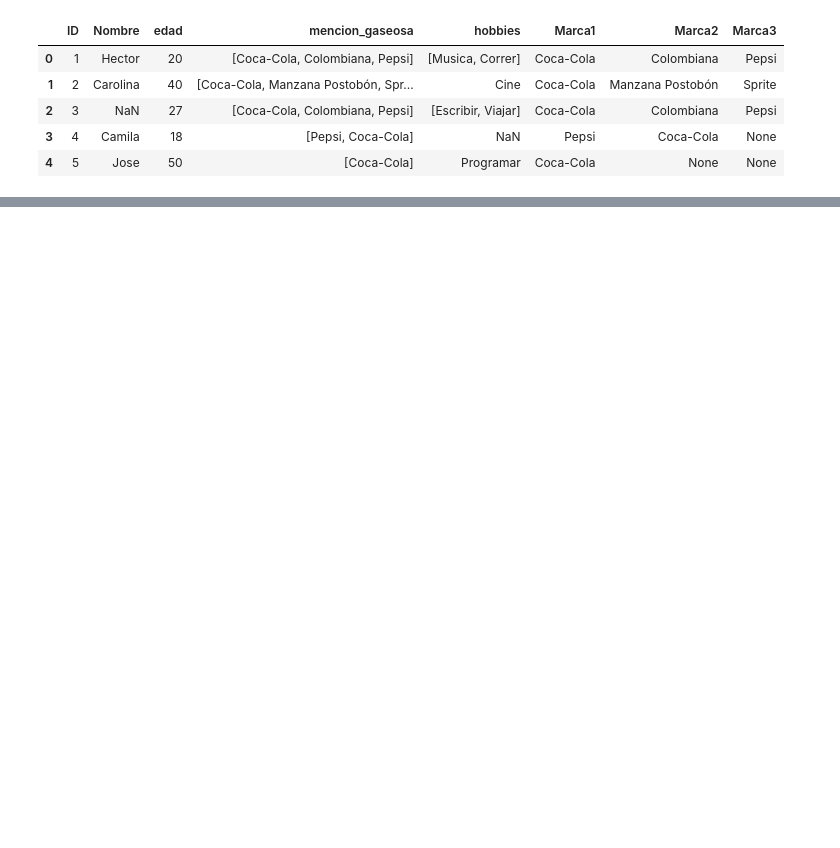
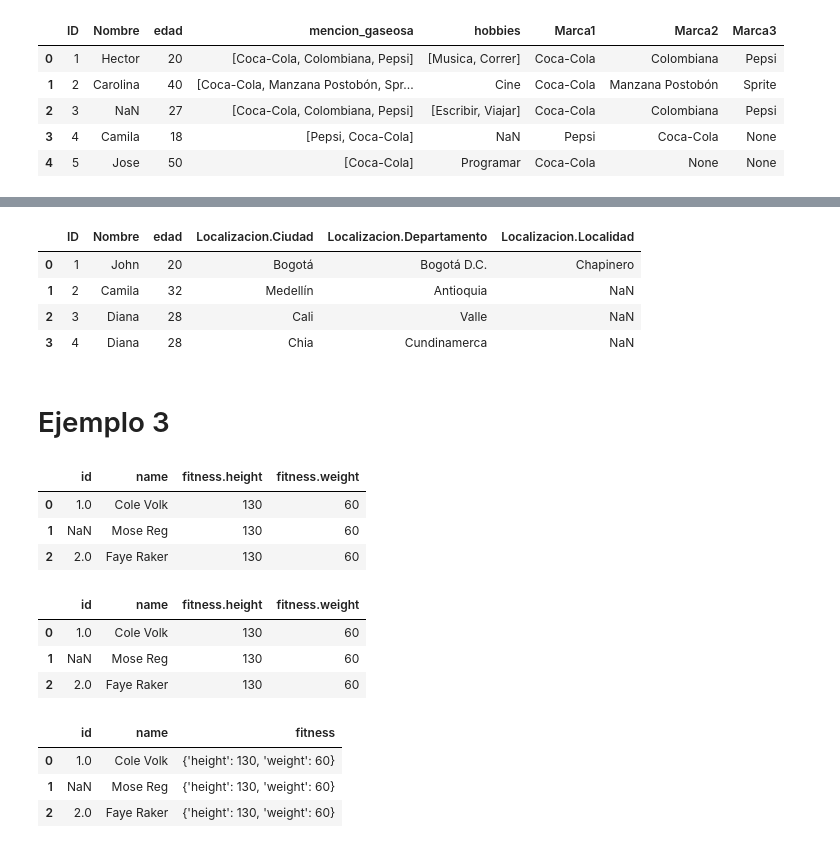
Before and after one commit to josezea/DatosEstructurados, a Jupyter notebook: Datos10/Clase10.ipynb, the cells around one changed output, grey strips where cells are left out. Saved outputs shown, nothing was run; the diff lists cells and outputs as text; code cells hidden in the pictures; blank space fills up the shorter version.

```diff
--- a/Datos10/Clase10.ipynb
+++ b/Datos10/Clase10.ipynb
@@ -52,0 +130,6 @@ datos
+# %%
+datos_dicc = [{'ID':1,'Nombre':'John','edad':20,'Localizacion':{'Ciudad':'Bogotá','Departamento':'Bogotá D.C.','Localidad':'Chapinero'}},
+       {'ID':2,'Nombre':'Camila', 'edad':32,'Localizacion':{'Ciudad':'Medellín','Departamento':'Antioquia'}},
+        {'ID':3,'Nombre':'Diana', 'edad':28,'Localizacion':{'Ciudad':'Cali','Departamento':'Valle'}},
+        {'ID':4,'Nombre':'Diana', 'edad':28,'Localizacion':{'Ciudad':'Chia','Departamento':'Cundinamerca'}}]
+datos
@@ -52,0 +155,11 @@ datos
+# %%
+datos2=pd.json_normalize(datos_dicc)
+datos2
+# %% [output]
+|  | ID | Nombre | edad | Localizacion.Ciudad | Localizacion.Departamento | Localizacion.Localidad |
+| 0 | 1 | John | 20 | Bogotá | Bogotá D.C. | Chapinero |
+| 1 | 2 | Camila | 32 | Medellín | Antioquia | NaN |
+| 2 | 3 | Diana | 28 | Cali | Valle | NaN |
+| 3 | 4 | Diana | 28 | Chia | Cundinamerca | NaN |
+# %% [markdown]
+# Ejemplo 3
@@ -52,0 +174,21 @@ datos
+# %%
+pd.json_normalize(data)
+# %% [output]
+|  | id | name | fitness.height | fitness.weight |
+| 0 | 1.0 | Cole Volk | 130 | 60 |
+| 1 | NaN | Mose Reg | 130 | 60 |
+| 2 | 2.0 | Faye Raker | 130 | 60 |
+# %%
+pd.json_normalize(data, max_level = 1)
+# %% [output]
+|  | id | name | fitness.height | fitness.weight |
+| 0 | 1.0 | Cole Volk | 130 | 60 |
+| 1 | NaN | Mose Reg | 130 | 60 |
+| 2 | 2.0 | Faye Raker | 130 | 60 |
+# %%
+pd.json_normalize(data, max_level = 0)
+# %% [output]
+|  | id | name | fitness |
+| 0 | 1.0 | Cole Volk | {'height': 130, 'weight': 60} |
+| 1 | NaN | Mose Reg | {'height': 130, 'weight': 60} |
+| 2 | 2.0 | Faye Raker | {'height': 130, 'weight': 60} |
```
Also changed, not shown: parts of 21 cells of this notebook.
